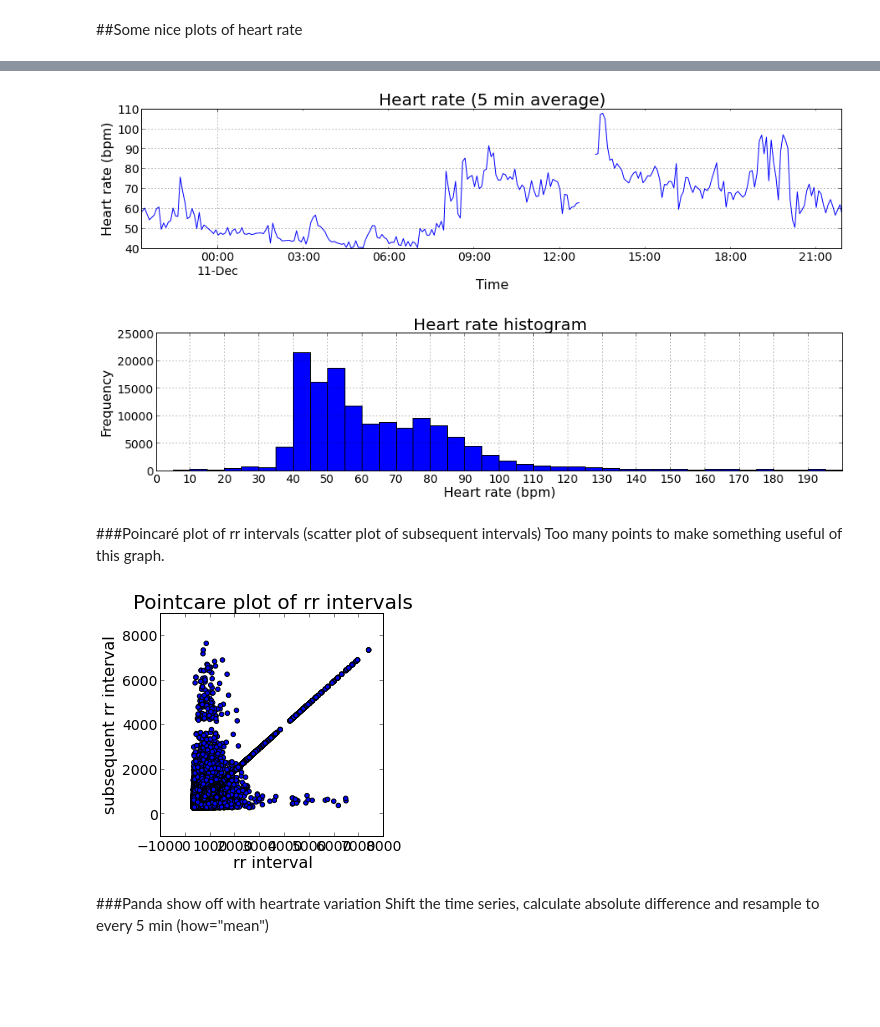
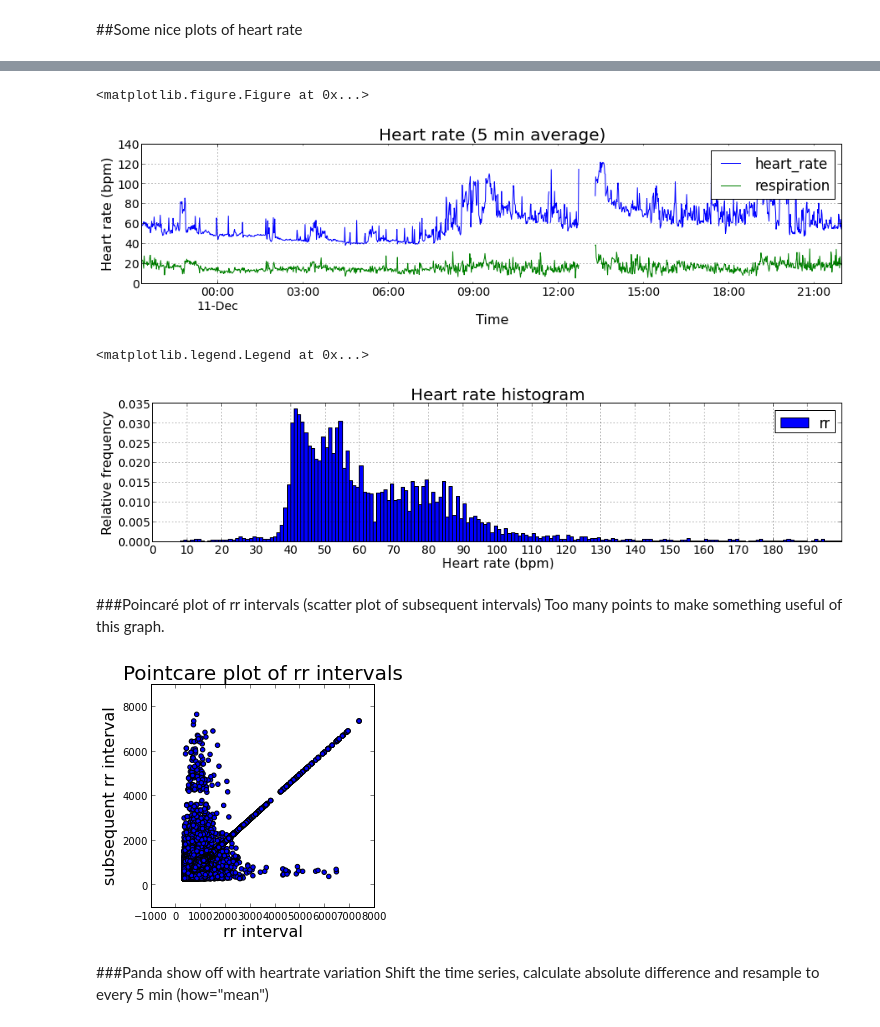
Before and after one commit to pimnijdam/journal, a Jupyter notebook: ecg and pandas.ipynb, the cells around one changed output, grey strips where cells are left out. Cells and saved outputs as stored; diff of their text form; code cells hidden in the pictures; blank space fills up the shorter version.

```diff
--- a/ecg and pandas.ipynb
+++ b/ecg and pandas.ipynb
@@ -23,7 +26,0 @@ TODO: seems useful to include this in the reader, maybe include each sensor as a
-# %%
-kangaReader = reader.Reader(gzip.open('kanga.json.gz'))
-data = kangaReader.pandas(filterSensors=['heart_rate', 'rr_interval', 'respiration', 'activity', 'step_count'])
-#heartRate = list([(datetime.fromtimestamp(x['date']), x['value']) for x in kangaReader.rawJSON() if x['sensor_name'] == 'heart_rate'])
-#rr_interval = list([(datetime.fromtimestamp(x['date']), x['value']) for x in kangaReader.rawJSON() if x['sensor_name'] == 'rr_interval'])
-#accelerometer = list([(datetime.fromtimestamp(x['date']), x['value']) for x in kangaReader.rawJSON() if x['sensor_name'] == 'accelerometer (burst-mode)'])
-#ecg = list([(datetime.fromtimestamp(x['date']), x['value']) for x in kangaReader.rawJSON() if x['sensor_name'] == 'ecg (burst-mode)'])
@@ -46,12 +79,16 @@ data.describe()
 # %%
 figure()
-(60*1000.0 / data.rr_interval).resample("5min").plot()
+data[['heart_rate', 'respiration']].resample("1min").plot()
 xlabel("Time"); ylabel("Heart rate (bpm)"); title("Heart rate (5 min average)");
 # %% [output]
+<matplotlib.figure.Figure at 0x...>
-[figure, old version]
+[figure, new version]
 # %%
 figure()
-(60*1000.0 / data.rr_interval).hist(range=(0,200),bins=40)
-xlabel("Heart rate (bpm)"); ylabel("Frequency"); title("Heart rate histogram");xticks(range(0,200,10));
+(60*1000.0 / data.rr_interval).hist(range=(0,200),bins=200, normed=True)
+#hold(True)
+#hr.hist(range=(0,200),bins=200, normed=True, alpha=0.8)
+xlabel("Heart rate (bpm)"); ylabel("Relative frequency"); title("Heart rate histogram");xticks(range(0,200,10));legend(['rr', 'hr'])
 # %% [output]
+<matplotlib.legend.Legend at 0x...>
-[figure, old version]
+[figure, new version]
@@ -63,7 +102,7 @@ figure(figsize=(4,4))
 scatter(data.rr_interval, data.rr_interval.shift());
 xlabel("rr interval"); ylabel("subsequent rr interval"); title("Pointcare plot of rr intervals");
 # %% [output]
-[figure, old version]
+[figure, new version]
 # %% [markdown]
 ###Panda show off with heartrate variation
 Shift the time series, calculate absolute difference and resample to every 5 min (how="mean")
```
Also changed, not shown: parts of 30 cells of this notebook, 1 other file.
